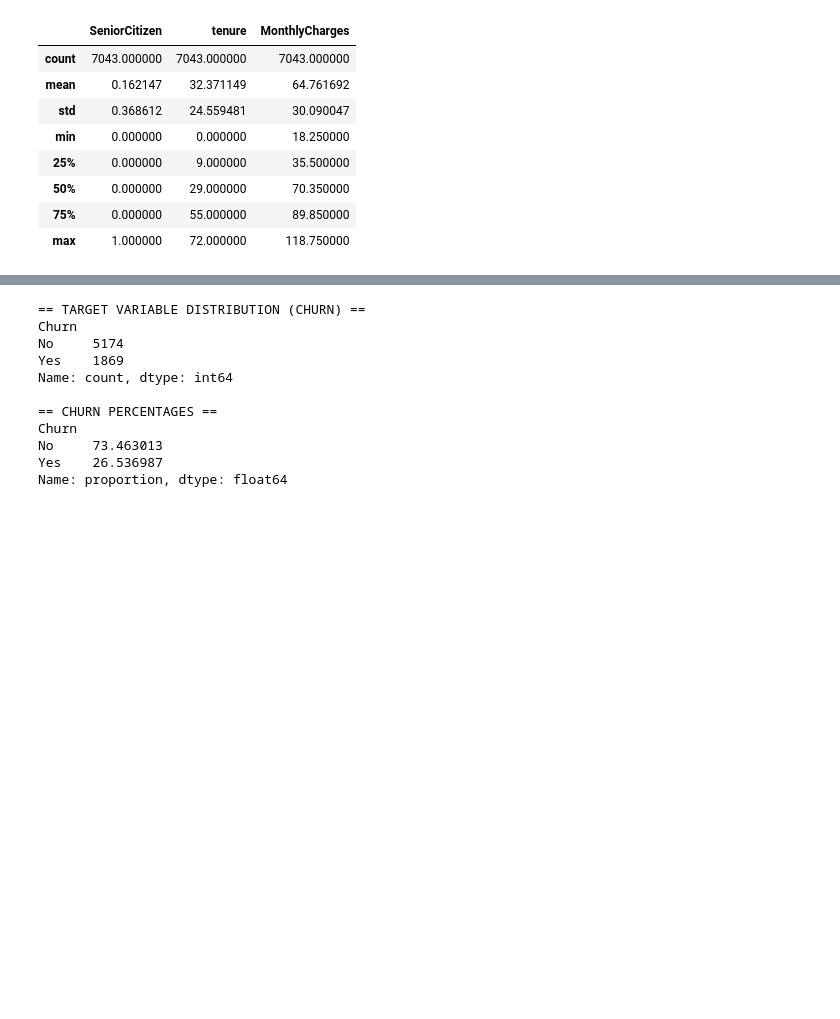
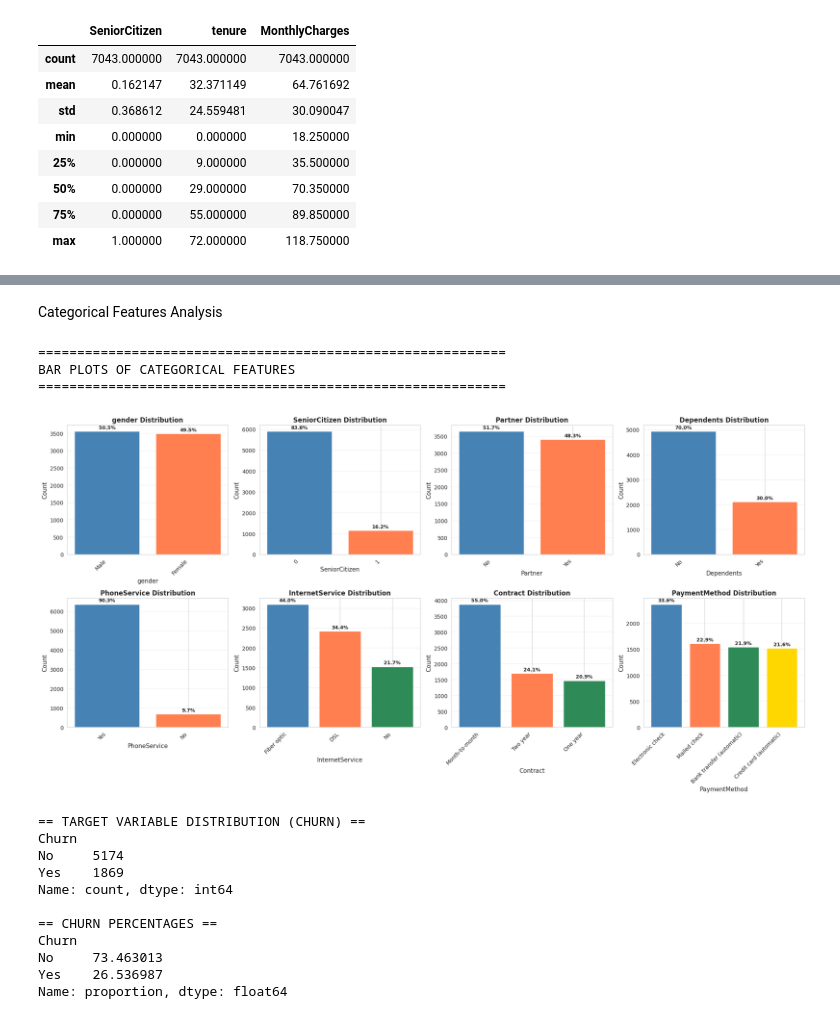
Before and after one commit to sanulisiya/Telco-churn-prediction20231263, a Jupyter notebook: Machine_Learning_Coursework.ipynb, the cells around one changed output, grey strips where cells are left out. Drawn from its saved outputs; the diff is of its cells as text; code cells hidden in the pictures; blank space fills up the shorter version.

```diff
--- a/Machine_Learning_Coursework.ipynb
+++ b/Machine_Learning_Coursework.ipynb
@@ -125,3 +322,46 @@ Payment methods: ['Electronic check' 'Mailed check' 'Bank transfer (automatic)'
+# %% [markdown]
+Categorical Features Analysis
+# %%
+# BAR PLOTS OF CATEGORICAL FEATURES
+print("\n" + "="*60)
+print("BAR PLOTS OF CATEGORICAL FEATURES")
+print("="*60)
+
+# Select key categorical features
+categorical_features = ['gender', 'SeniorCitizen', 'Partner', 'Dependents',
+                        'PhoneService', 'InternetService', 'Contract', 'PaymentMethod']
+
+# Create bar plots
+fig, axes = plt.subplots(2, 4, figsize=(20, 10))
+axes = axes.flatten()
+
+for idx, feature in enumerate(categorical_features):
+    # Calculate value counts
+    value_counts = df[feature].value_counts()
+    percentages = value_counts / len(df) * 100
+
+    # Create bar plot
+    bars = axes[idx].bar(range(len(value_counts)), value_counts.values,
+                        color=['steelblue', 'coral', 'seagreen', 'gold'][:len(value_counts)])
+    axes[idx].set_xlabel(feature, fontsize=11)
+    axes[idx].set_ylabel('Count', fontsize=11)
+    axes[idx].set_title(f'{feature} Distribution', fontsize=12, fontweight='bold')
+    axes[idx].set_xticks(range(len(value_counts)))
+    axes[idx].set_xticklabels(value_counts.index, rotation=45, ha='right')
+    axes[idx].grid(axis='y', alpha=0.3)
+
+    # Add percentage labels
+    for bar_idx, (bar, count, percent) in enumerate(zip(bars, value_counts.values, percentages.values)):
+        axes[idx].text(bar_idx, count + max(value_counts.values)*0.02,
+                      f'{percent:.1f}%', ha='center', fontsize=9, fontweight='bold')
+
+plt.tight_layout()
+plt.show()
+# %% [output]
+============================================================
+BAR PLOTS OF CATEGORICAL FEATURES
+============================================================
+[figure, added]
 # %%
 # 5. Check the target variable distribution
 print("== TARGET VARIABLE DISTRIBUTION (CHURN) ==")
```
Also changed, not shown: parts of 73 cells of this notebook.
